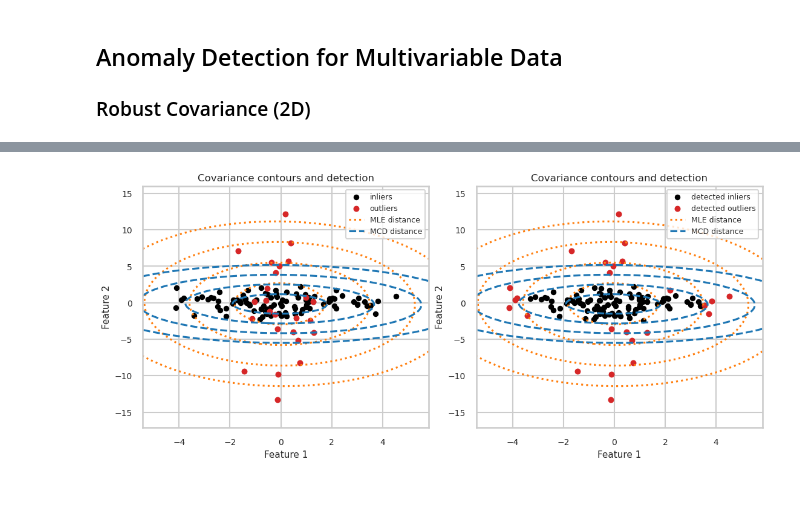
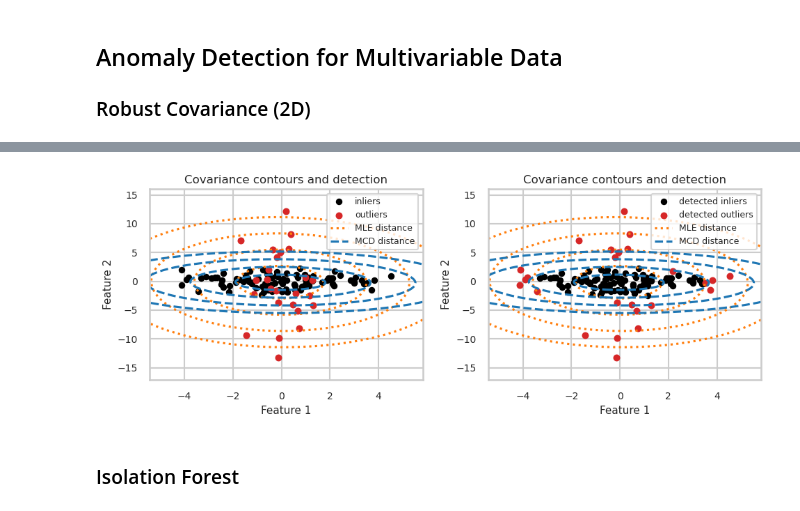
Before and after one commit to JuanMarcosRamirez/xmlad, a Jupyter notebook: 02_anomaly_detection.ipynb, the cells around one changed output, grey strips where cells are left out. Saved outputs shown, nothing was run; the diff lists cells and outputs as text; code cells hidden in the pictures.

```diff
--- a/02_anomaly_detection.ipynb
+++ b/02_anomaly_detection.ipynb
@@ -304,4 +384,13 @@ MLE covariance:
 # %%
+def _mahalanobis_surface(model, xlim, ylim, n_grid: int = 200):
+    xx, yy = np.meshgrid(
+        np.linspace(*xlim, n_grid),
+        np.linspace(*ylim, n_grid),
+    )
+    grid = np.c_[xx.ravel(), yy.ravel()]
+    zz = np.sqrt(model.mahalanobis(grid)).reshape(xx.shape)
+    return xx, yy, zz
+
 # Plot limits
 pad = 0.15 * (X.max(axis=0) - X.min(axis=0))
 xlim = (X[:, 0].min() - pad[0], X[:, 0].max() + pad[0])
@@ -310,7 +399,7 @@ ylim = (X[:, 1].min() - pad[1], X[:, 1].max() + pad[1])
 xx, yy, zz_mle = _mahalanobis_surface(mle, xlim, ylim)
 _, _, zz_mcd = _mahalanobis_surface(mcd, xlim, ylim)
 
-fig, axes = plt.subplots(1, 2, figsize=(11, 4.8), constrained_layout=True)
+fig, axes = plt.subplots(1, 2, figsize=(10, 4), constrained_layout=True)
 
 # ------------------------------------------------------------
 # 1) Scatter + covariance contours
@@ -337,32 +426,34 @@ ax.set_xlabel("Feature 1", fontsize=11)
 ax.set_ylabel("Feature 2", fontsize=11)
 ax.tick_params(axis="both", labelsize=10)
 ax.legend(fontsize=9, loc="upper right")
 
 
 ax = axes[1]
 ax.scatter(
         X[~detected, 0], X[~detected, 1],
         s=28, color="black", label="detected inliers"
     )
 ax.scatter(
         X[detected, 0], X[detected, 1],
         s=32, color="tab:red", label="detected outliers"
     )
 
 ax.contour(xx, yy, zz_mle, levels=[1, 2, 3, 4], colors="tab:orange", linestyles=":")
 ax.contour(xx, yy, zz_mcd, levels=[1, 2, 3, 4], colors="tab:blue", linestyles="--")
 
 # Legend entries for contours
 ax.plot([], [], ":", color="tab:orange", label="MLE distance")
 ax.plot([], [], "--", color="tab:blue", label="MCD distance")
 
 ax.set_title("Covariance contours and detection", fontsize=12)
 ax.set_xlabel("Feature 1", fontsize=11)
 ax.set_ylabel("Feature 2", fontsize=11)
 ax.tick_params(axis="both", labelsize=10)
 ax.legend(fontsize=9, loc="upper right")
 
-
+plt.tight_layout()
 plt.show()
 # %% [output]
-[figure, old version]
+[figure, new version]
+# %% [markdown]
+### Isolation Forest
```
Also changed, not shown: parts of 2 cells of this notebook.
